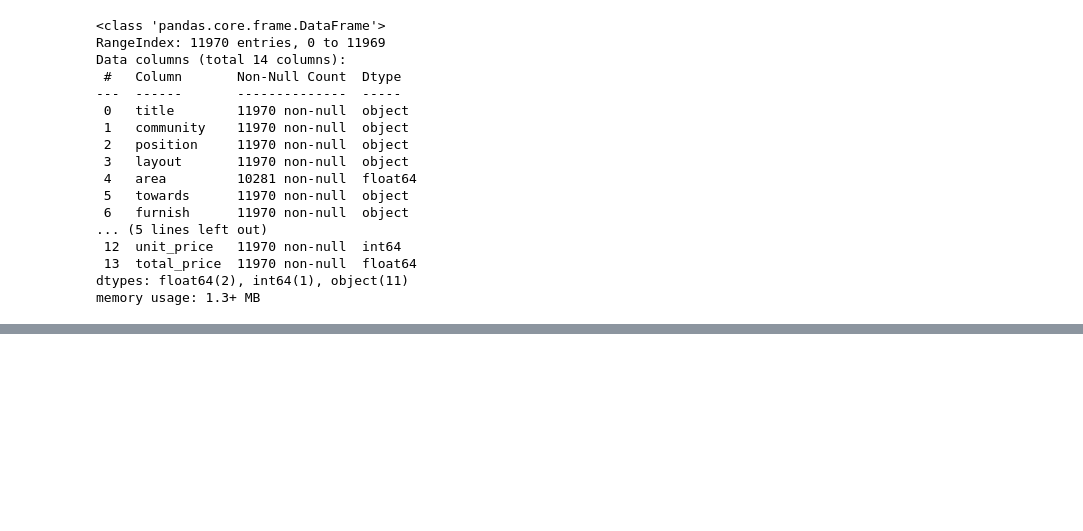
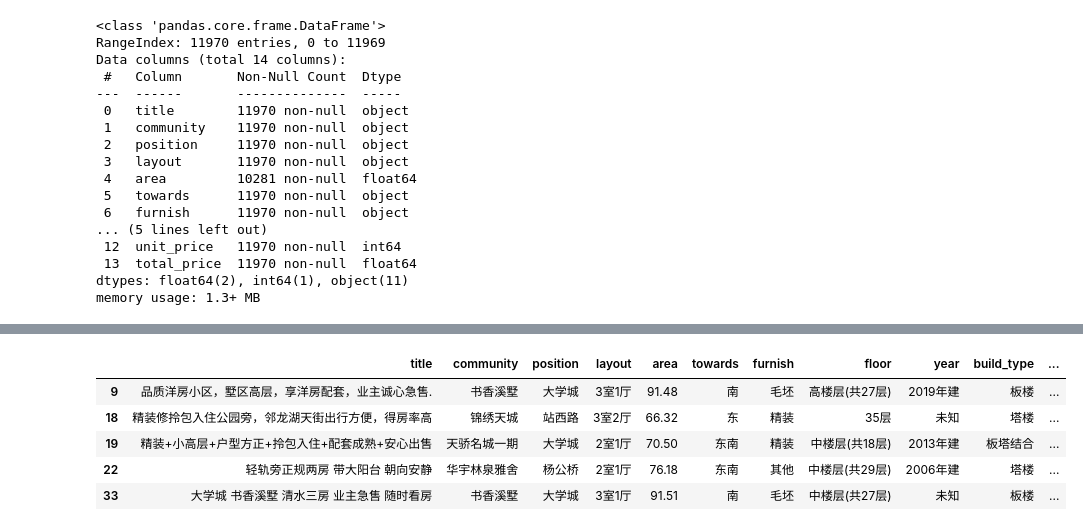
Before and after one commit to ssshier/mkdocs, a Jupyter notebook: ipynb/data-analysis-cq-ershoufang.ipynb, the cells around one changed output, grey strips where cells are left out. Saved outputs shown, nothing was run; the diff lists cells and outputs as text; code cells hidden in the pictures; blank space fills up the shorter version.

```diff
--- a/ipynb/data-analysis-cq-ershoufang.ipynb
+++ b/ipynb/data-analysis-cq-ershoufang.ipynb
@@ -191,0 +265,12 @@ plt.show()
+# %%
+# 筛选合适房源
+df = df[(df.total_price <= 90.0) & (df.area >= 60.0)]
+df = df[df.layout.isin(["3室2厅", "3室1厅", "2室2厅", "2室1厅"])]
+df.head()
+# %% [output]
+|  | title | community | position | layout | area | towards | furnish | floor | year | build_type | ... |
+| 9 | 品质洋房小区，墅区高层，享洋房配套，业主诚心急售. | 书香溪墅 | 大学城 | 3室1厅 | 91.48 | 南 | 毛坯 | 高楼层(共27层) | 2019年建 | 板楼 | ... |
+| 18 | 精装修拎包入住公园旁，邻龙湖天街出行方便，得房率高 | 锦绣天城 | 站西路 | 3室2厅 | 66.32 | 东 | 精装 | 35层 | 未知 | 塔楼 | ... |
+| 19 | 精装+小高层+户型方正+拎包入住+配套成熟+安心出售 | 天骄名城一期 | 大学城 | 2室1厅 | 70.50 | 东南 | 精装 | 中楼层(共18层) | 2013年建 | 板塔结合 | ... |
+| 22 | 轻轨旁正规两房 带大阳台 朝向安静 | 华宇林泉雅舍 | 杨公桥 | 2室1厅 | 76.18 | 东南 | 其他 | 中楼层(共29层) | 2006年建 | 塔楼 | ... |
+| 33 | 大学城 书香溪墅 清水三房 业主急售 随时看房 | 书香溪墅 | 大学城 | 3室1厅 | 91.51 | 南 | 毛坯 | 中楼层(共27层) | 未知 | 板楼 | ... |
```
Also changed, not shown: parts of 21 cells of this notebook.
